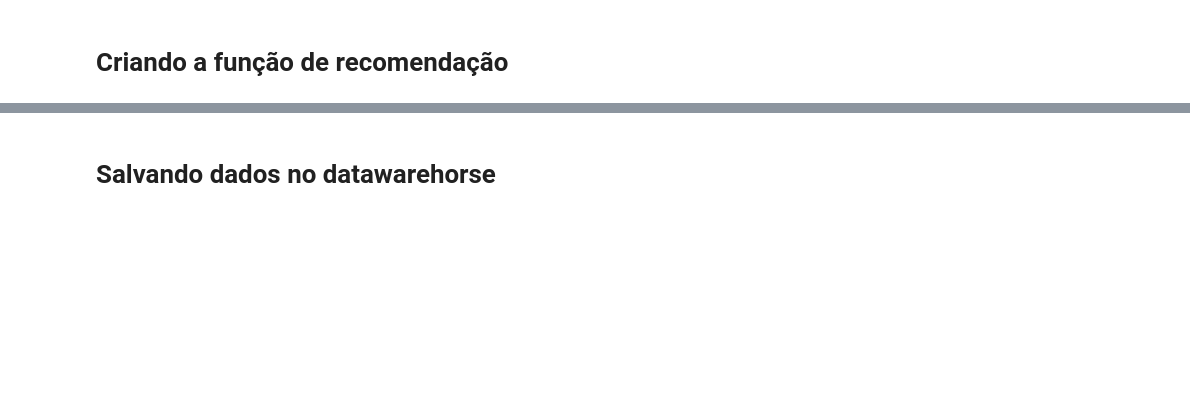
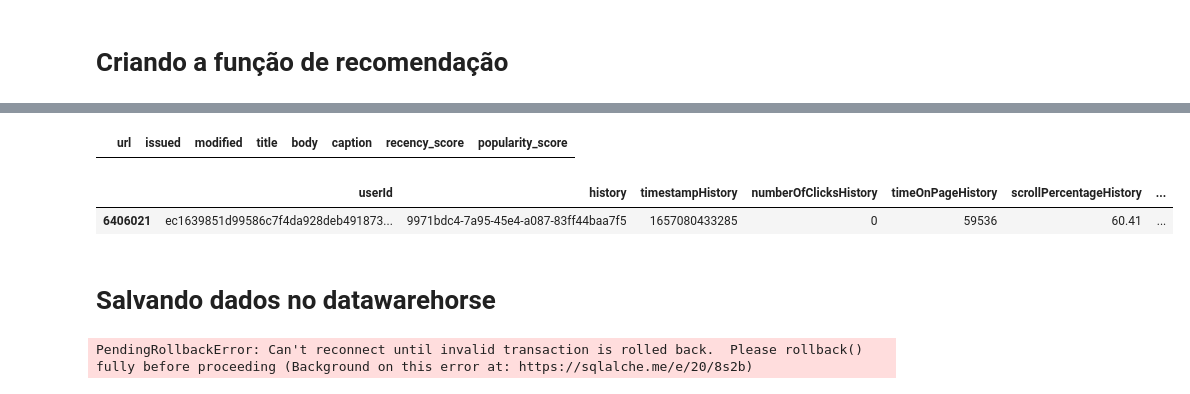
Before and after one commit to pedro21900/fase_5_datathon, a Jupyter notebook: notebooks/analisando_dados.ipynb, the cells around one changed output, grey strips where cells are left out. Cells and saved outputs as stored; diff of their text form; code cells hidden in the pictures; blank space fills up the shorter version.

```diff
--- a/notebooks/analisando_dados.ipynb
+++ b/notebooks/analisando_dados.ipynb
@@ -41,0 +96,20 @@ user_historys.query('userId == "f98d1132f60d46883ce49583257104d15ce723b3bbda2147
+# %%
+# 🆔 Obter o índice numérico do usuário
+
+import pandas as pd
+import glob
+from scipy.sparse import csr_matrix
+from sklearn.preprocessing import StandardScaler
+
+# Lista para acumular as matrizes parciais
+interaction_matrices = []
+
+user_infos = []
+
+for fpath in glob.glob('../data/raw/files/treino/*.csv'):
+    print(f"Processando: {fpath}")
+    df = pd.read_csv(fpath)
+    df = transform_user_to_info_user_item(df)
+
+    interaction_matrices.append(build_interaction_matrix(df, interaction_columns))
+    user_infos.append(df)
@@ -318,3 +232,27 @@ user_by('e2ea40933f782f036277b6e250eb26a9d5e30ac17069806d206bcd48bcd7fa59')
+# %%
+user_id = 'ec1639851d99586c7f4da928deb49187303aec6e3b8d66c0359d4920e3c105e6'  # Exemplo de ID de usuário
+
+recomendacoes = recommend_for_user(user_id, user_id_category, history_id_category, user_latent_matrix, interaction_matrix, top_k=10)
+
+
+filtros = [
+    'b7b90e18-7613-4ca0-a8fc-fd69addfcd85',
+    '835fdd8c-30e6-46f7-9958-9ac8867bdf05',
+    'dbe79e5d-6364-4efa-bba0-d22c880a073a',
+    'bfc8ed3d-1cac-4f73-a978-e42e8013b325',
+    'a433fd47-ed48-4f96-ba2a-961bd99a301b',
+    '9971bdc4-7a95-45e4-a087-83ff44baa7f5',#Ignorar esse, ele é mais para teste
+    '9c9a6c75-be7b-49dc-9c22-f6a76e46c3df' #Ignorar esse, ele é mais para teste
+]
+
+news_item.set_index('history').loc[recomendacoes].query("index in @filtros")
+# %% [output]
+|  | url | issued | modified | title | body | caption | recency_score | popularity_score |
+# %%
+user_infos.query("userId == 'ec1639851d99586c7f4da928deb49187303aec6e3b8d66c0359d4920e3c105e6' and history in @filtros")
+# %% [output]
+|  | userId | history | timestampHistory | numberOfClicksHistory | timeOnPageHistory | scrollPercentageHistory | ... |
+| 6406021 | ec1639851d99586c7f4da928deb491873... | 9971bdc4-7a95-45e4-a087-83ff44baa7f5 | 1657080433285 | 0 | 59536 | 60.41 | ... |
 # %% [markdown]
 # Salvando dados no datawarehorse
 # %%
@@ -324,5 +262,7 @@ from sqlalchemy import create_engine
 engine = create_engine('sqlite:///../data/refined/datawarehouse.db', echo=False)
 
 # Salvar os DataFrames no banco de dados
-user_item.to_sql('merged_data', con=engine, if_exists='replace', index=False)
+user_infos.to_sql('merged_data', con=engine, if_exists='replace', index=False)
 news_item.to_sql('news_item', con=engine, if_exists='replace', index=False)
+# %% [output]
+PendingRollbackError: Can't reconnect until invalid transaction is rolled back.  Please rollback() fully before proceeding (Background on this error at: https://sqlalche.me/e/20/8s2b)
```
Also changed, not shown: parts of 25 cells of this notebook, 1 other file.
